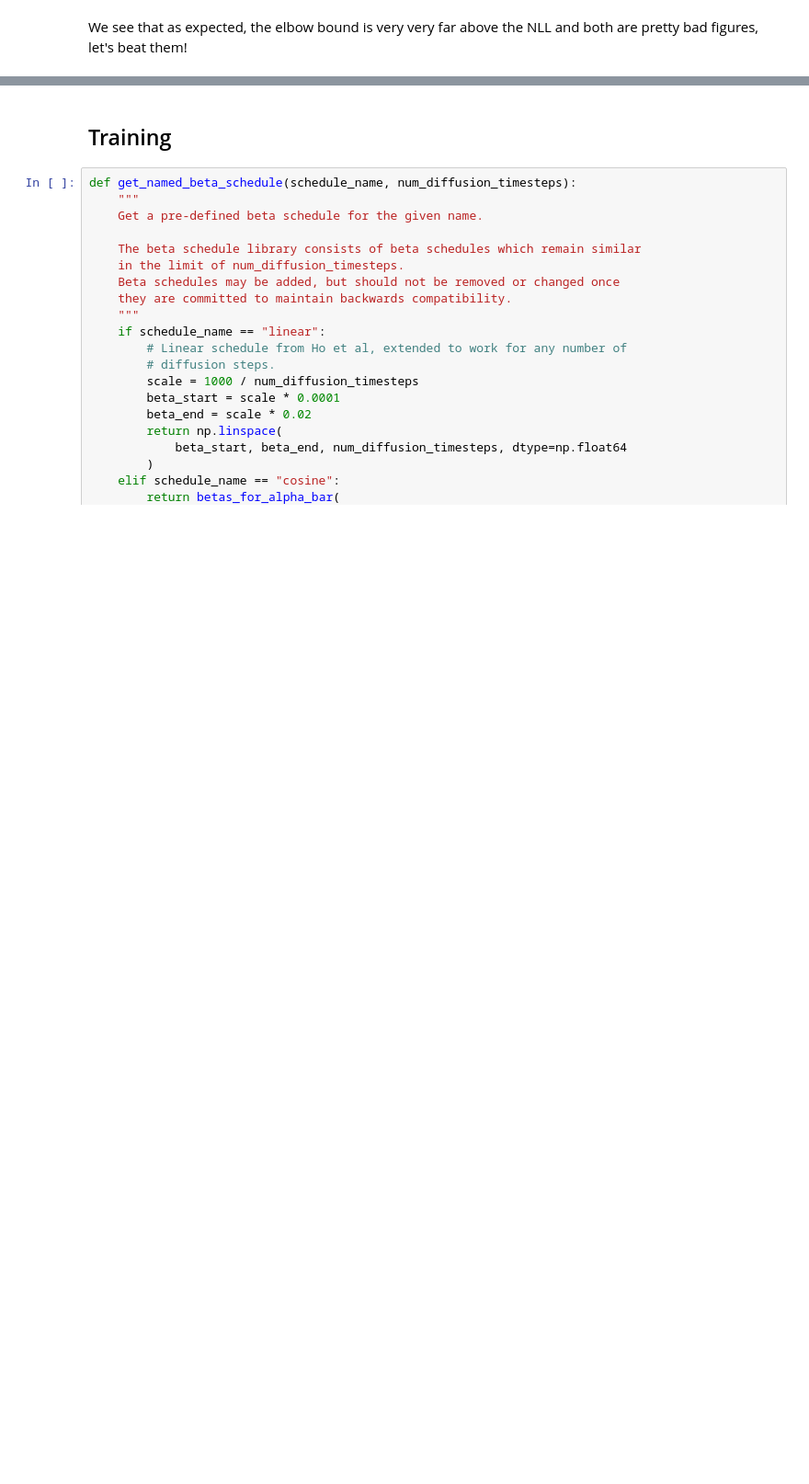
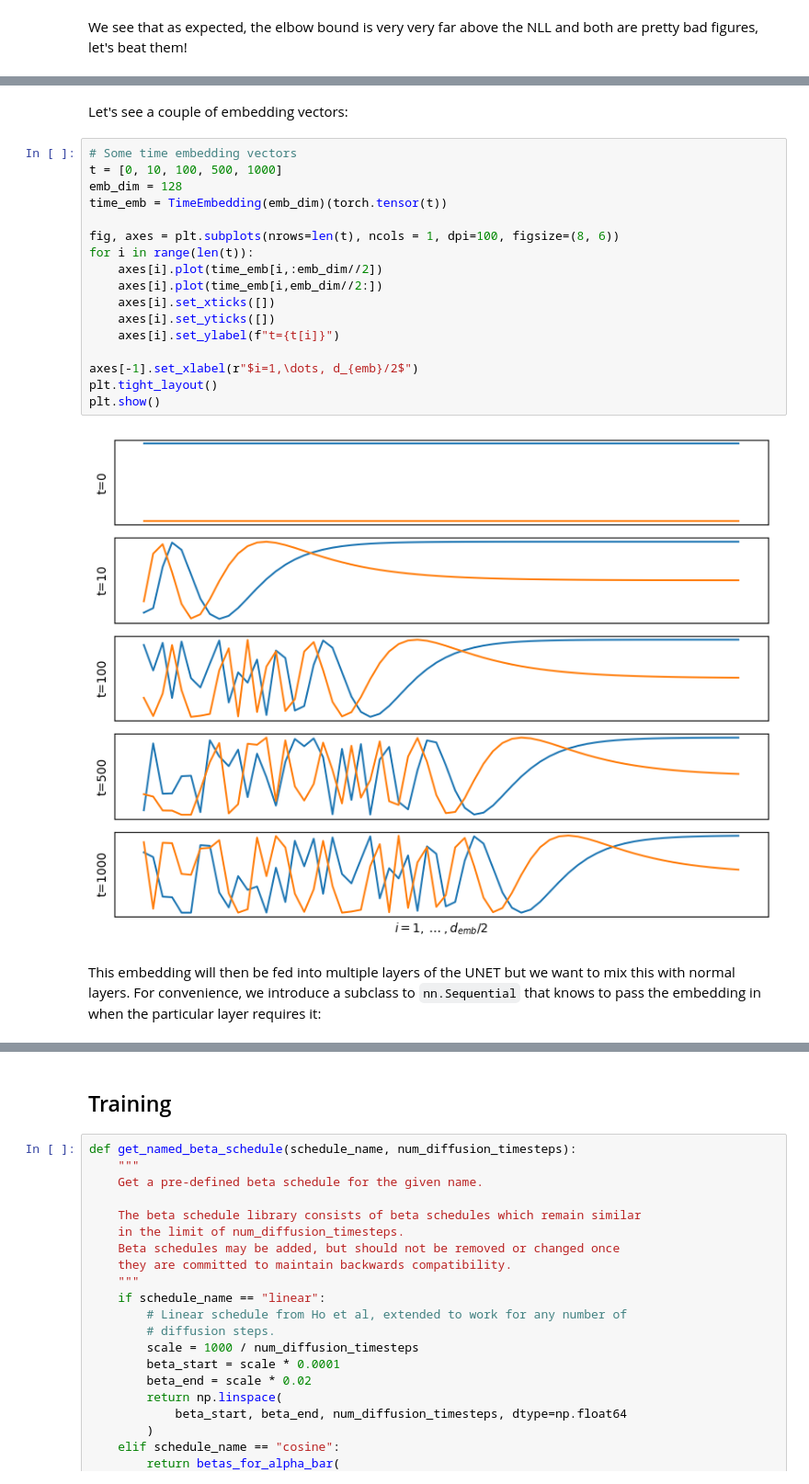
Before and after one commit to Moosquibe/DiffusionLitrev, a Jupyter notebook: notebooks/DDPM.ipynb, the cells around one changed output, grey strips where cells are left out. Shown at 92% size. Drawn from its saved outputs; the diff is of its cells as text; blank space fills up the shorter version.

```diff
--- a/notebooks/DDPM.ipynb
+++ b/notebooks/DDPM.ipynb
@@ -420,0 +596,23 @@ From the second term, only the denominator for $t=T$ and the numeratorfor $t=2$
+# %% [markdown]
+Let's see a couple of embedding vectors:
+# %%
+# Some time embedding vectors
+t = [0, 10, 100, 500, 1000]
+emb_dim = 128
+time_emb = TimeEmbedding(emb_dim)(torch.tensor(t))
+
+fig, axes = plt.subplots(nrows=len(t), ncols = 1, dpi=100, figsize=(8, 6))
+for i in range(len(t)):
+    axes[i].plot(time_emb[i,:emb_dim//2])
+    axes[i].plot(time_emb[i,emb_dim//2:])
+    axes[i].set_xticks([])
+    axes[i].set_yticks([])
+    axes[i].set_ylabel(f"t={t[i]}")
+
+axes[-1].set_xlabel(r"$i=1,\dots, d_{emb}/2$")
+plt.tight_layout()
+plt.show()
+# %% [output]
+[figure, added]
+# %% [markdown]
+This embedding will then be fed into multiple layers of the UNET but we want to mix this with normal layers. For convenience, we introduce a subclass to `nn.Sequential` that knows to pass the embedding in when the particular layer requires it:
```
Also changed, not shown: parts of 31 cells of this notebook, 2 other files.
